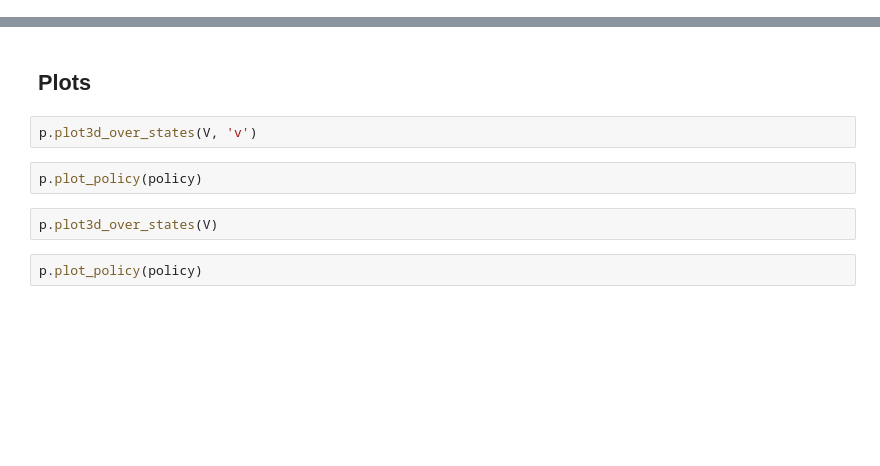
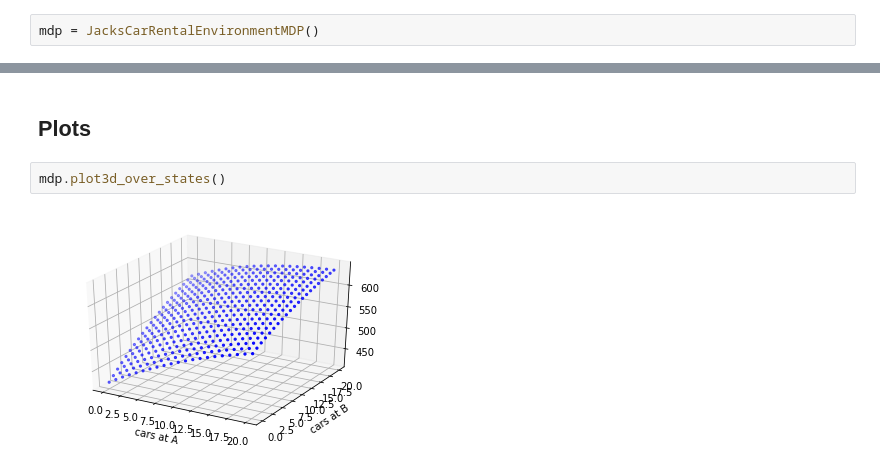
Before and after one commit to marisanest/knowledge-representation, a Jupyter notebook: assignment02/notebooks/main.ipynb, the cells around one changed output, grey strips where cells are left out. Saved outputs shown, nothing was run; the diff lists cells and outputs as text; blank space fills up the shorter version.

```diff
--- a/assignment02/notebooks/main.ipynb
+++ b/assignment02/notebooks/main.ipynb
@@ -26,0 +49,2 @@ unittest.TextTestRunner().run(unittest.TestLoader().loadTestsFromModule(environm
+# %%
+mdp = JacksCarRentalEnvironmentMDP()
@@ -27,10 +70,6 @@ unittest.TextTestRunner().run(unittest.TestLoader().loadTestsFromModule(environm
 # %% [markdown]
 ## Plots
-# %%
-p.plot3d_over_states(V, 'v')
-# %%
-p.plot_policy(policy)
-# %%
-p.plot3d_over_states(V)
-# %%
-p.plot_policy(policy)
+# %%
+mdp.plot3d_over_states()
+# %% [output]
+[figure, added]
```
Also changed, not shown: parts of 16 cells of this notebook, 1 other file.
